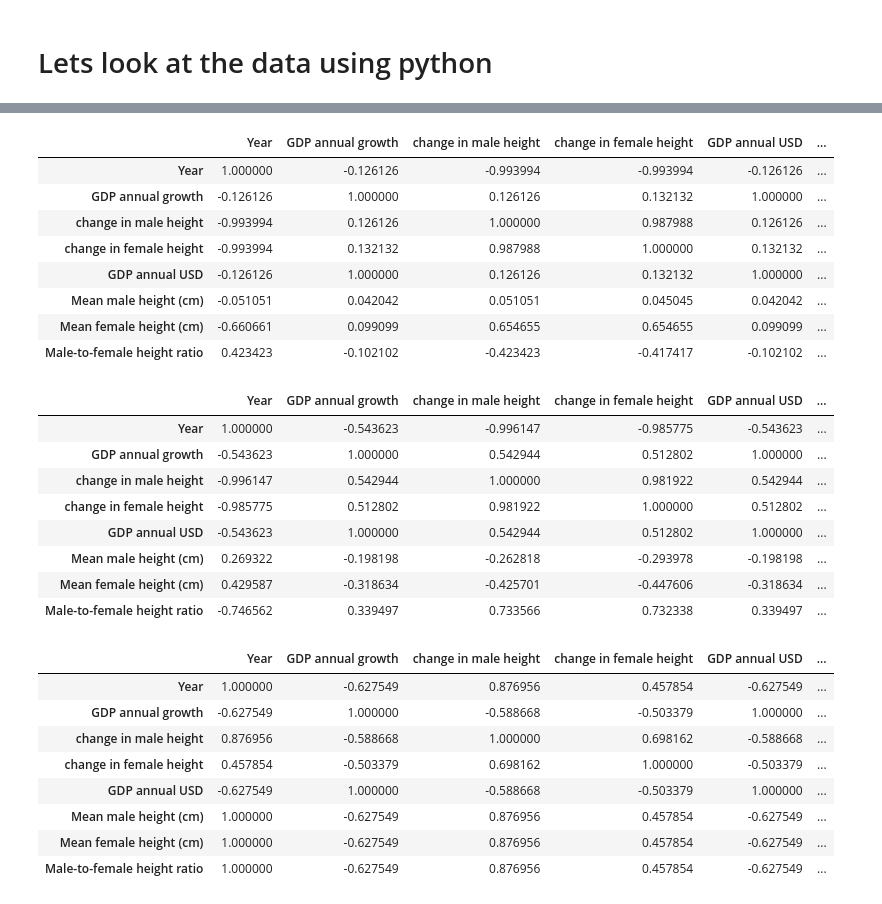
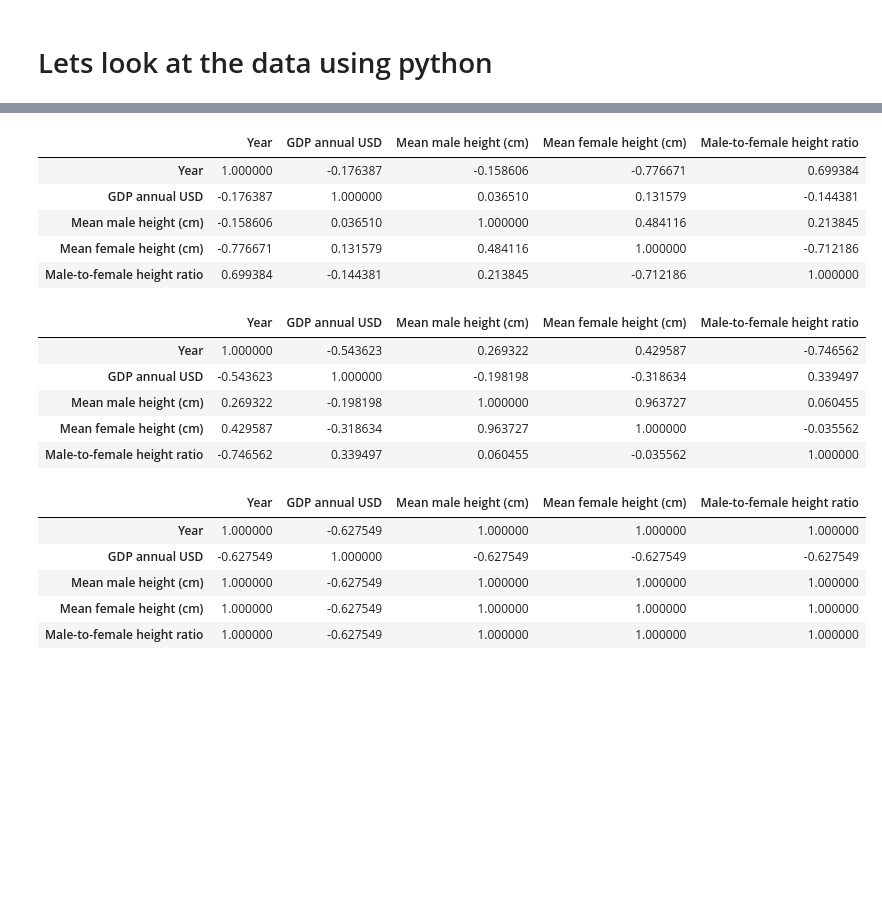
Before and after one commit to boardkeystown/CIS568Projcet, a Jupyter notebook: jupyter/workbook2.ipynb, the cells around one changed output, grey strips where cells are left out. Drawn from its saved outputs; the diff is of its cells as text; code cells hidden in the pictures; blank space fills up the shorter version.

```diff
--- a/jupyter/workbook2.ipynb
+++ b/jupyter/workbook2.ipynb
@@ -57,7 +55,10 @@ avg_height_human.head()
 # %%
 #copy over other columns
 
-avg_height_human['Mean female height (cm)'] = avg_height_women['Mean female height (cm)'][(avg_height_human['Code'] == avg_height_women['Code']) & (avg_height_human['Year'] == avg_height_women['Year'])]
+# avg_height_human['Mean female height (cm)'] = avg_height_women['Mean female height (cm)'][(avg_height_human['Code'] == avg_height_women['Code']) & (avg_height_human['Year'] == avg_height_women['Year'])]
+
+avg_height_human['Mean female height (cm)'] = avg_height_women['Mean female height (cm)']
+
 avg_height_human['change in male height'] = avg_height_change_men['Year-on-year change in male height (%)']
 avg_height_human['change in female height'] = avg_height_change_women['Year-on-year change in female height (%)']
 
@@ -341,6 +342,8 @@ avg_height_human.head(3)
 | 66 | Afghanistan | AFG | AF | 1962 | 164.849830 | 156.464874 | ... |
 # %% [markdown]
 NOW LETS SAVE THE DATASET TO CSV
+# %%
+avg_height_human = avg_height_human.fillna(0)
 # %%
 
 avg_height_human.to_csv('./avg_height_human_country_gdp.csv', index=False)
@@ -361,10 +421,10 @@ import matplotlib.pyplot as plt ## matplotlib is the default visualization libra
 def getDFByCode(code,dfin):
     df_temp = pd.DataFrame(columns=['Year','GDP annual growth','change in male height','change in female height'])
     df_temp['Year'] = dfin['Year'][(dfin['Code']==code)]
-    df_temp['GDP annual growth'] = dfin['GDP annual growth'][dfin['Code']==code]
+    # df_temp['GDP annual growth'] = dfin['GDP annual growth'][dfin['Code']==code]
     df_temp['GDP annual USD'] = dfin['GDP annual USD'][dfin['Code']==code]
-    df_temp['change in male height'] = dfin['change in male height'][dfin['Code']==code]
-    df_temp['change in female height'] = dfin['change in female height'][dfin['Code']==code]
+    # df_temp['change in male height'] = dfin['change in male height'][dfin['Code']==code]
+    # df_temp['change in female height'] = dfin['change in female height'][dfin['Code']==code]
     df_temp['Mean male height (cm)'] = dfin['Mean male height (cm)'][dfin['Code']==code]
     df_temp['Mean female height (cm)'] = dfin['Mean female height (cm)'][dfin['Code']==code]
     df_temp['Male-to-female height ratio'] = dfin['Male-to-female height ratio'][dfin['Code']==code]
@@ -401,42 +455,33 @@ corr.style.background_gradient(cmap='coolwarm')
 # %%
 corrDF = getDFByCode("USA",avg_height_human).copy()
-corr = corrDF.corr(method='kendall')
+corr = corrDF.corr(method='spearman')
 corr.style.background_gradient(cmap='coolwarm')
 # %% [output]
-|  | Year | GDP annual growth | change in male height | change in female height | GDP annual USD | ... |
-| Year | 1.000000 | -0.126126 | -0.993994 | -0.993994 | -0.126126 | ... |
-| GDP annual growth | -0.126126 | 1.000000 | 0.126126 | 0.132132 | 1.000000 | ... |
-| change in male height | -0.993994 | 0.126126 | 1.000000 | 0.987988 | 0.126126 | ... |
-| change in female height | -0.993994 | 0.132132 | 0.987988 | 1.000000 | 0.132132 | ... |
-| GDP annual USD | -0.126126 | 1.000000 | 0.126126 | 0.132132 | 1.000000 | ... |
-| Mean male height (cm) | -0.051051 | 0.042042 | 0.051051 | 0.045045 | 0.042042 | ... |
-| Mean female height (cm) | -0.660661 | 0.099099 | 0.654655 | 0.654655 | 0.099099 | ... |
-| Male-to-female height ratio | 0.423423 | -0.102102 | -0.423423 | -0.417417 | -0.102102 | ... |
+|  | Year | GDP annual USD | Mean male height (cm) | Mean female height (cm) | Male-to-female height ratio |
+| Year | 1.000000 | -0.176387 | -0.158606 | -0.776671 | 0.699384 |
+| GDP annual USD | -0.176387 | 1.000000 | 0.036510 | 0.131579 | -0.144381 |
+| Mean male height (cm) | -0.158606 | 0.036510 | 1.000000 | 0.484116 | 0.213845 |
+| Mean female height (cm) | -0.776671 | 0.131579 | 0.484116 | 1.000000 | -0.712186 |
+| Male-to-female height ratio | 0.699384 | -0.144381 | 0.213845 | -0.712186 | 1.000000 |
 # %%
 corrDF = getDFByCode("JPN",avg_height_human).copy()
 corr = corrDF.corr(method='spearman')
-corr.style.background_gradient(cmap='gist_ncar')
+corr.style.background_gradient(cmap='coolwarm')
 # %% [output]
-|  | Year | GDP annual growth | change in male height | change in female height | GDP annual USD | ... |
-| Year | 1.000000 | -0.543623 | -0.996147 | -0.985775 | -0.543623 | ... |
-| GDP annual growth | -0.543623 | 1.000000 | 0.542944 | 0.512802 | 1.000000 | ... |
-| change in male height | -0.996147 | 0.542944 | 1.000000 | 0.981922 | 0.542944 | ... |
-| change in female height | -0.985775 | 0.512802 | 0.981922 | 1.000000 | 0.512802 | ... |
-| GDP annual USD | -0.543623 | 1.000000 | 0.542944 | 0.512802 | 1.000000 | ... |
-| Mean male height (cm) | 0.269322 | -0.198198 | -0.262818 | -0.293978 | -0.198198 | ... |
-| Mean female height (cm) | 0.429587 | -0.318634 | -0.425701 | -0.447606 | -0.318634 | ... |
-| Male-to-female height ratio | -0.746562 | 0.339497 | 0.733566 | 0.732338 | 0.339497 | ... |
+|  | Year | GDP annual USD | Mean male height (cm) | Mean female height (cm) | Male-to-female height ratio |
+| Year | 1.000000 | -0.543623 | 0.269322 | 0.429587 | -0.746562 |
+| GDP annual USD | -0.543623 | 1.000000 | -0.198198 | -0.318634 | 0.339497 |
+| Mean male height (cm) | 0.269322 | -0.198198 | 1.000000 | 0.963727 | 0.060455 |
+| Mean female height (cm) | 0.429587 | -0.318634 | 0.963727 | 1.000000 | -0.035562 |
+| Male-to-female height ratio | -0.746562 | 0.339497 | 0.060455 | -0.035562 | 1.000000 |
 # %%
 corrDF = getDFByCode("FRA",avg_height_human).copy()
 corr = corrDF.corr(method='spearman')
-corr.style.background_gradient(cmap='gist_ncar')
+corr.style.background_gradient(cmap='coolwarm')
 # %% [output]
-|  | Year | GDP annual growth | change in male height | change in female height | GDP annual USD | ... |
-| Year | 1.000000 | -0.627549 | 0.876956 | 0.457854 | -0.627549 | ... |
-| GDP annual growth | -0.627549 | 1.000000 | -0.588668 | -0.503379 | 1.000000 | ... |
-| change in male height | 0.876956 | -0.588668 | 1.000000 | 0.698162 | -0.588668 | ... |
-| change in female height | 0.457854 | -0.503379 | 0.698162 | 1.000000 | -0.503379 | ... |
-| GDP annual USD | -0.627549 | 1.000000 | -0.588668 | -0.503379 | 1.000000 | ... |
-| Mean male height (cm) | 1.000000 | -0.627549 | 0.876956 | 0.457854 | -0.627549 | ... |
-| Mean female height (cm) | 1.000000 | -0.627549 | 0.876956 | 0.457854 | -0.627549 | ... |
-| Male-to-female height ratio | 1.000000 | -0.627549 | 0.876956 | 0.457854 | -0.627549 | ... |
+|  | Year | GDP annual USD | Mean male height (cm) | Mean female height (cm) | Male-to-female height ratio |
+| Year | 1.000000 | -0.627549 | 1.000000 | 1.000000 | 1.000000 |
+| GDP annual USD | -0.627549 | 1.000000 | -0.627549 | -0.627549 | -0.627549 |
+| Mean male height (cm) | 1.000000 | -0.627549 | 1.000000 | 1.000000 | 1.000000 |
+| Mean female height (cm) | 1.000000 | -0.627549 | 1.000000 | 1.000000 | 1.000000 |
+| Male-to-female height ratio | 1.000000 | -0.627549 | 1.000000 | 1.000000 | 1.000000 |
```
Also changed, not shown: parts of 6 cells of this notebook, 3 other files.
